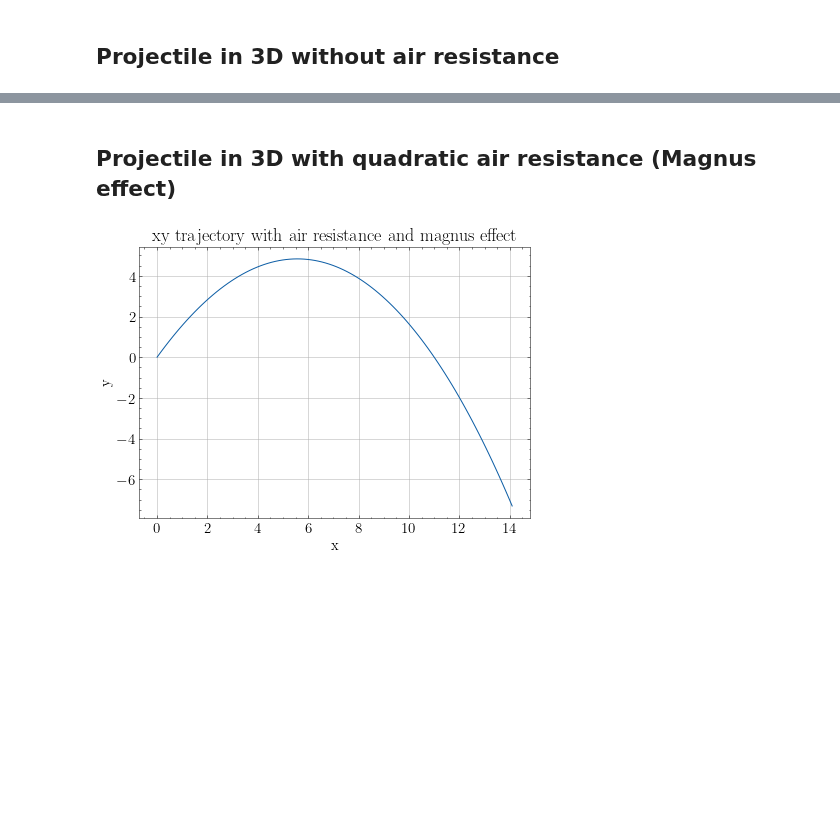
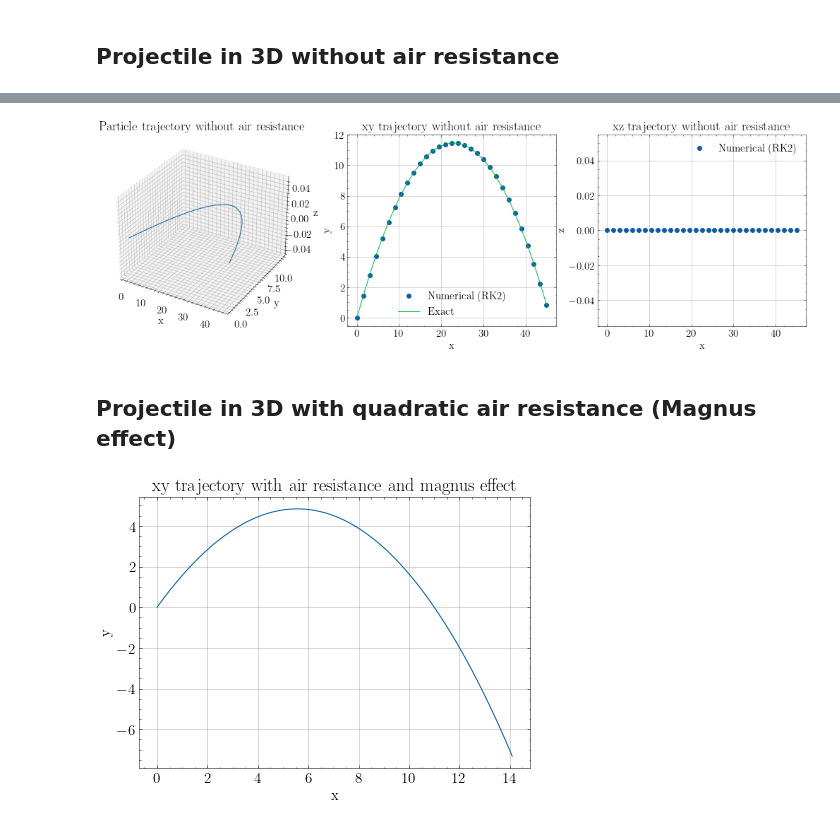
Before and after one commit to franklinzppa/fisica-computacional, a Jupyter notebook: week2.ipynb, the cells around one changed output, grey strips where cells are left out. Cells and saved outputs as stored; diff of their text form; code cells hidden in the pictures; blank space fills up the shorter version.

Commit message:
alternative form for rk2 and subplots

```diff
--- a/week2.ipynb
+++ b/week2.ipynb
@@ -163,3 +93,93 @@ plt.show()
+# %%
+dt = 0.1
+t = np.arange(0, 3.0 + dt, dt)
+
+x0 = 0.0
+y0 = 0.0
+z0 = 0.0
+vy0 = 15.0
+vx0 = 15.0
+vz0 = 0.0
+
+def fx(vx_x, t):
+    vx, x = vx_x
+    dvx_dt = 0.0
+    dx_dt = vx
+    return np.array([dvx_dt, dx_dt])
+
+
+def fy(vy_y, t):
+    vy, y = vy_y
+    g = 9.81
+    dvy_dt = -g
+    dy_dt = vy
+    return np.array([dvy_dt, dy_dt])
+
+
+def fz(vz_z, t):
+    vz, z = vz_z
+    dvz_dt = 0.0
+    dz_dt = vz
+    return np.array([dvz_dt, dz_dt])
+
+
+def solve_ode(method, v0, r0, t, dt):
+    vx0, vy0, vz0 = v0
+    x0, y0, z0 = r0
+
+    N = len(t)
+    x = np.zeros(N)
+    y = np.zeros(N)
+    z = np.zeros(N)
+    vx = np.zeros(N)
+    vy = np.zeros(N)
+    vz = np.zeros(N)
+
+    x[0] = x0
+    y[0] = y0
+    z[0] = z0
+    vx[0] = vx0
+    vy[0] = vy0
+    vz[0] = vz0
+
+    for i in range(N-1):
+        vx[i+1], x[i+1] = method(fx, (vx[i], x[i]), t[i], dt)
+        vy[i+1], y[i+1] = method(fy, (vy[i], y[i]), t[i], dt)
+        vz[i+1], z[i+1] = method(fz, (vz[i], z[i]), t[i], dt)
+
+    return (vx, vy, vz, x, y, z)
+
+vx, vy, vz, x, y, z = solve_ode(rk2, (vx0, vy0, vz0), (x0, y0, z0), t, dt)
+
+fig = plt.figure(figsize=(18,5))
+
+ax = fig.add_subplot(1, 3, 1, projection='3d')
+ax.plot3D(x, y, z)
+ax.set_xlabel('x')
+ax.set_ylabel('y')
+ax.set_zlabel('z')
+ax.set_title('Particle trajectory without air resistance')
+
+fig.add_subplot(1, 3, 2)
+plt.plot(x, y, marker='o', linestyle='', label='Numerical (RK2)')
+plt.plot(free_projectile_exact(t)[0], free_projectile_exact(t)[1], label='Exact')
+plt.xlabel('x')
+plt.ylabel('y')
+plt.title('xy trajectory without air resistance')
+plt.grid()
+plt.legend()
+
+fig.add_subplot(1, 3, 3)
+plt.plot(x, z, marker='o', linestyle='', label='Numerical (RK2)')
+plt.xlabel('x')
+plt.ylabel('z')
+plt.title('xz trajectory without air resistance')
+plt.grid()
+plt.legend()
+
+plt.show()
+# %% [output]
+[figure, added]
 # %% [markdown]
 ## Projectile in 3D with quadratic air resistance (Magnus effect)
 # %%
```
Also changed, not shown: parts of 5 cells of this notebook.
